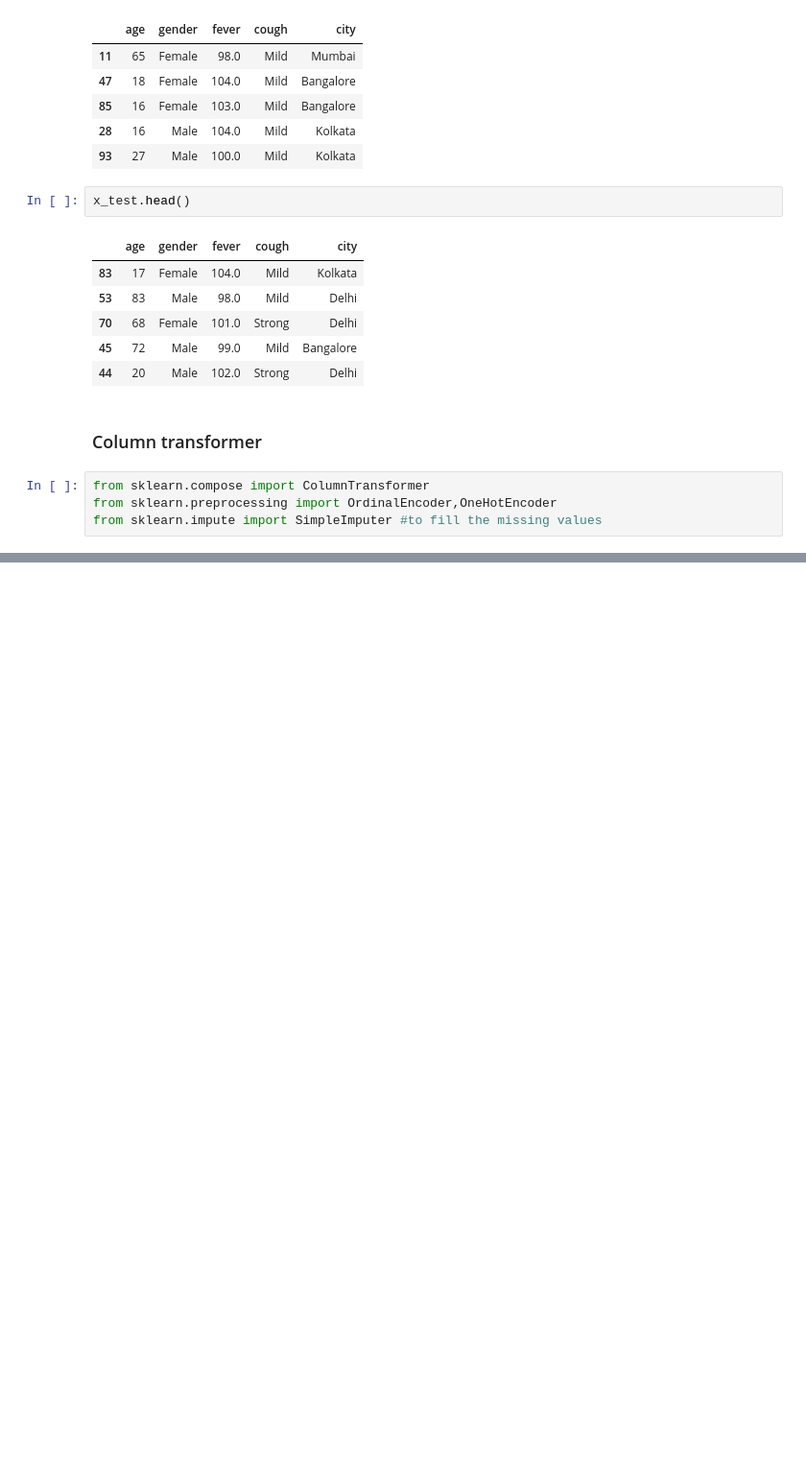
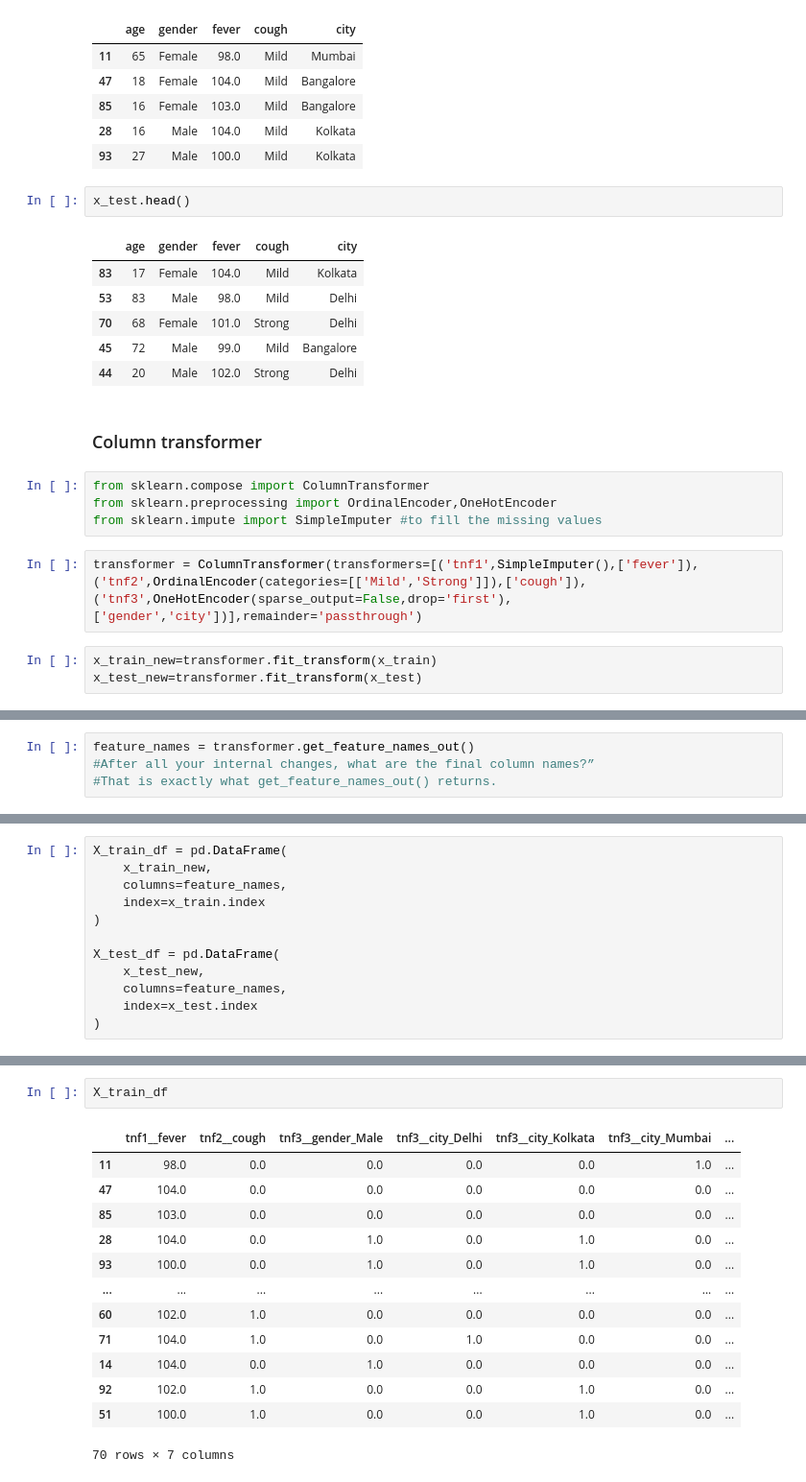
Before and after one commit to Kshitij-Chandrakar/ML-practise, a Jupyter notebook: encoding.ipynb, the cells around one changed output, grey strips where cells are left out. Shown at 96% size. Cells and saved outputs as stored; diff of their text form; blank space fills up the shorter version.

Commit message:
fully converted to dataframe

```diff
--- a/encoding.ipynb
+++ b/encoding.ipynb
@@ -73,3 +73,8 @@ x_test.head()
 from sklearn.compose import ColumnTransformer
 from sklearn.preprocessing import OrdinalEncoder,OneHotEncoder
 from sklearn.impute import SimpleImputer #to fill the missing values
+# %%
+transformer = ColumnTransformer(transformers=[('tnf1',SimpleImputer(),['fever']),('tnf2',OrdinalEncoder(categories=[['Mild','Strong']]),['cough']),('tnf3',OneHotEncoder(sparse_output=False,drop='first'),['gender','city'])],remainder='passthrough')
+# %%
+x_train_new=transformer.fit_transform(x_train)
+x_test_new=transformer.fit_transform(x_test)
@@ -75,0 +141,4 @@ from sklearn.impute import SimpleImputer #to fill the missing values
+# %%
+feature_names = transformer.get_feature_names_out()
+#After all your internal changes, what are the final column names?”
+#That is exactly what get_feature_names_out() returns.
@@ -75,0 +151,12 @@ from sklearn.impute import SimpleImputer #to fill the missing values
+# %%
+X_train_df = pd.DataFrame(
+    x_train_new,
+    columns=feature_names,
+    index=x_train.index
+)
+
+X_test_df = pd.DataFrame(
+    x_test_new,
+    columns=feature_names,
+    index=x_test.index
+)
@@ -75,0 +186,16 @@ from sklearn.impute import SimpleImputer #to fill the missing values
+# %%
+X_train_df
+# %% [output]
+|  | tnf1__fever | tnf2__cough | tnf3__gender_Male | tnf3__city_Delhi | tnf3__city_Kolkata | tnf3__city_Mumbai | ... |
+| 11 | 98.0 | 0.0 | 0.0 | 0.0 | 0.0 | 1.0 | ... |
+| 47 | 104.0 | 0.0 | 0.0 | 0.0 | 0.0 | 0.0 | ... |
+| 85 | 103.0 | 0.0 | 0.0 | 0.0 | 0.0 | 0.0 | ... |
+| 28 | 104.0 | 0.0 | 1.0 | 0.0 | 1.0 | 0.0 | ... |
+| 93 | 100.0 | 0.0 | 1.0 | 0.0 | 1.0 | 0.0 | ... |
+| ... | ... | ... | ... | ... | ... | ... | ... |
+| 60 | 102.0 | 1.0 | 0.0 | 0.0 | 0.0 | 0.0 | ... |
+| 71 | 104.0 | 1.0 | 0.0 | 1.0 | 0.0 | 0.0 | ... |
+| 14 | 104.0 | 0.0 | 1.0 | 0.0 | 0.0 | 0.0 | ... |
+| 92 | 102.0 | 1.0 | 0.0 | 0.0 | 1.0 | 0.0 | ... |
+| 51 | 100.0 | 1.0 | 0.0 | 0.0 | 1.0 | 0.0 | ... |
+70 rows × 7 columns
```
Also changed, not shown: parts of 8 cells of this notebook.
